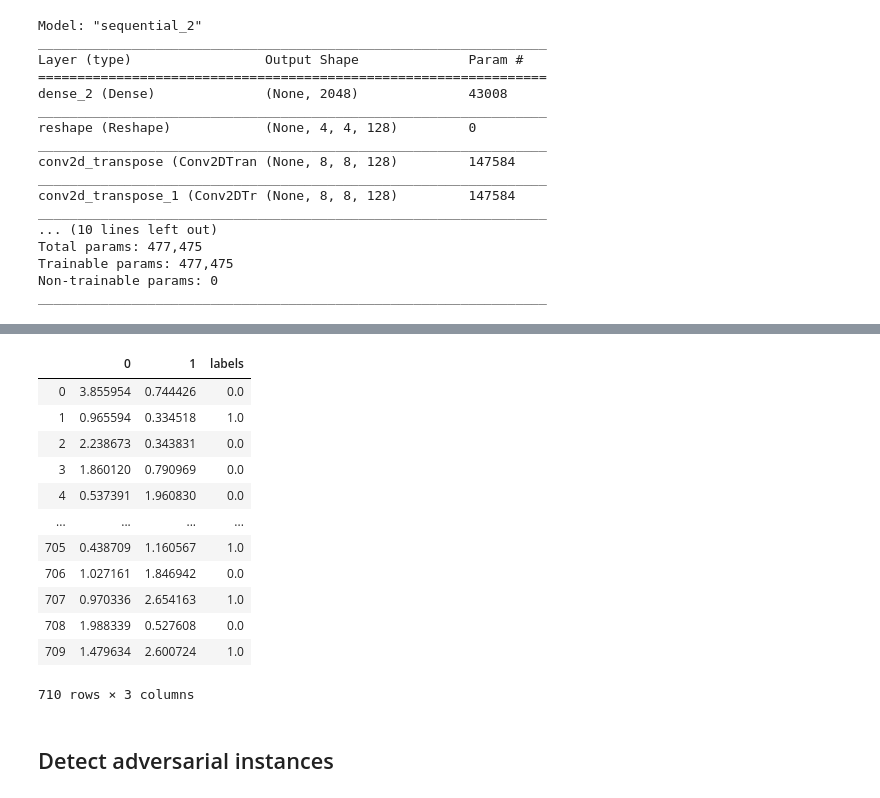
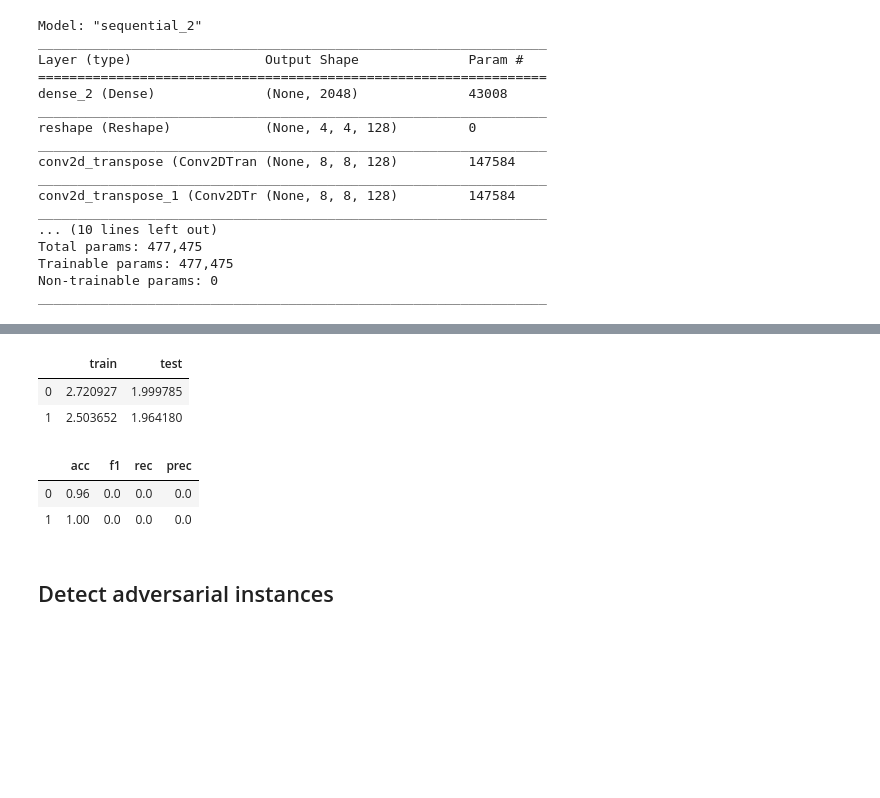
Before and after one commit to gipster/alibi-detect, a Jupyter notebook: examples/ad_advvae_cifar.ipynb, the cells around one changed output, grey strips where cells are left out. Cells and saved outputs as stored; diff of their text form; code cells hidden in the pictures; blank space fills up the shorter version.

Commit message:
notebook cifar exps

```diff
--- a/examples/ad_advvae_cifar.ipynb
+++ b/examples/ad_advvae_cifar.ipynb
@@ -548,5 +588,7 @@ Creating log dir: /home/fdz/experiments/cifar/model_0/vae_0/7
 # %%
-df_adv_scores = pd.read_csv('/home/fdz/experiments/cifar/model_0/vae_0/7/adv_scores.csv')
+df_adv_scores = pd.read_csv('/home/fdz/experiments/cifar/model_0/vae_0/12/adv_scores.csv')
+df_losses = pd.read_csv('/home/fdz/experiments/cifar/model_0/vae_0/12/losses.csv')
+df_scores = pd.read_csv('/home/fdz/experiments/cifar/model_0/vae_0/12/scores.csv')
 # %%
 df_adv_scores.shape
 # %% [output]
@@ -558,19 +600,15 @@ X_val.shape
-# %%
-df_adv_scores
-# %% [output]
-|  | 0 | 1 | labels |
-| 0 | 3.855954 | 0.744426 | 0.0 |
-| 1 | 0.965594 | 0.334518 | 1.0 |
-| 2 | 2.238673 | 0.343831 | 0.0 |
-| 3 | 1.860120 | 0.790969 | 0.0 |
-| 4 | 0.537391 | 1.960830 | 0.0 |
-| ... | ... | ... | ... |
-| 705 | 0.438709 | 1.160567 | 1.0 |
-| 706 | 1.027161 | 1.846942 | 0.0 |
-| 707 | 0.970336 | 2.654163 | 1.0 |
-| 708 | 1.988339 | 0.527608 | 0.0 |
-| 709 | 1.479634 | 2.600724 | 1.0 |
-710 rows × 3 columns
+# %%
+df_losses
+# %% [output]
+|  | train | test |
+| 0 | 2.720927 | 1.999785 |
+| 1 | 2.503652 | 1.964180 |
+# %%
+df_scores
+# %% [output]
+|  | acc | f1 | rec | prec |
+| 0 | 0.96 | 0.0 | 0.0 | 0.0 |
+| 1 | 1.00 | 0.0 | 0.0 | 0.0 |
 # %% [markdown]
 ## Detect adversarial instances
 # %%
```
Also changed, not shown: parts of 12 cells of this notebook.
